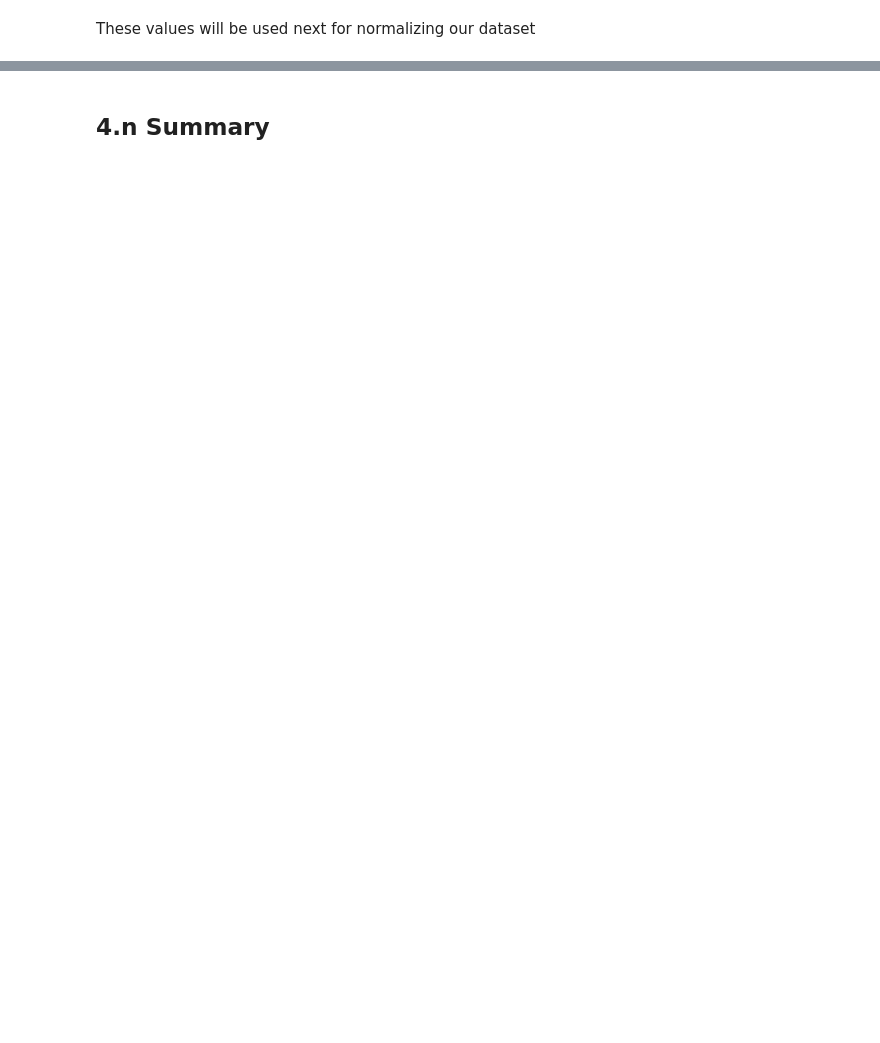
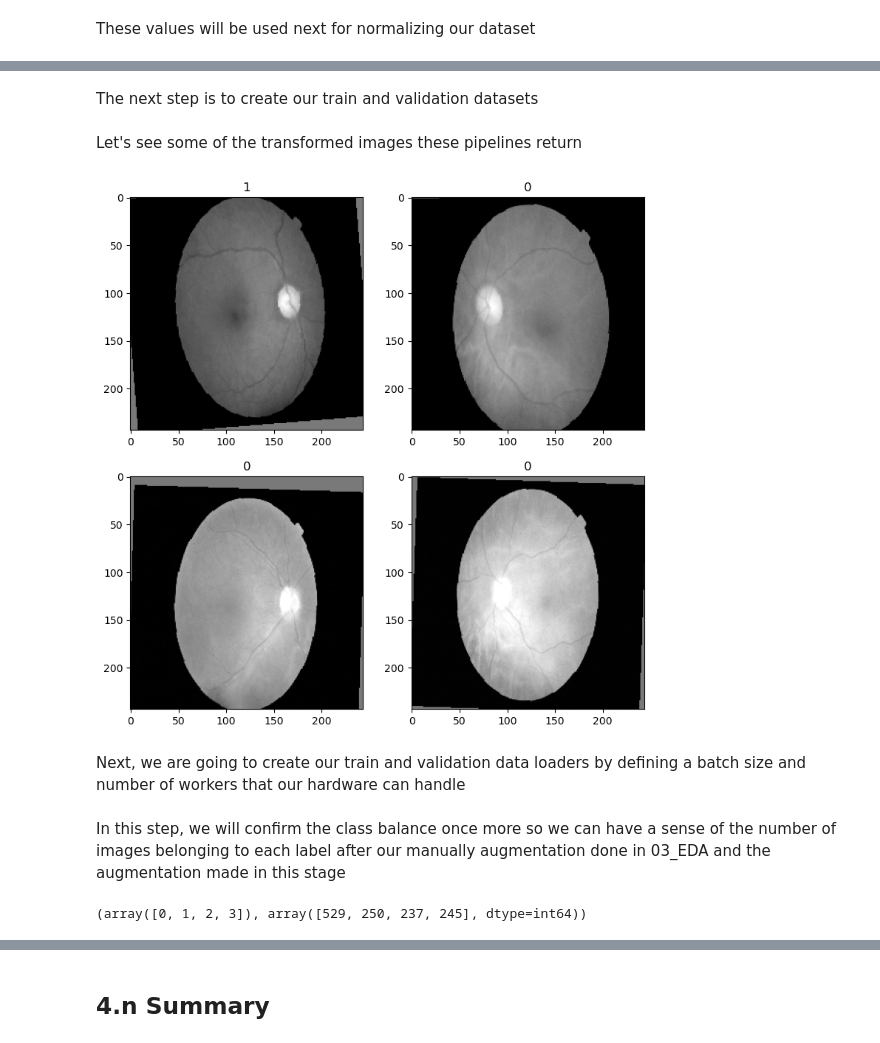
Before and after one commit to pablo-git8/retinoipathy-detection, a Jupyter notebook: notebooks/04_preprocessing_modeling.ipynb, the cells around one changed output, grey strips where cells are left out. Drawn from its saved outputs; the diff is of its cells as text; code cells hidden in the pictures; blank space fills up the shorter version.

Commit message:
Progress all the way to data loading

```diff
--- a/notebooks/04_preprocessing_modeling.ipynb
+++ b/notebooks/04_preprocessing_modeling.ipynb
@@ -254,0 +275,4 @@ These values will be used next for normalizing our dataset
+# %%
+# defining loade function
+def load_file(path):
+    return np.load(path).astype(np.float32) # load the np array and convert it to float 32
@@ -254,0 +289,41 @@ These values will be used next for normalizing our dataset
+# %%
+# list of transformations that need to be done in the data using 'transforms.Compose()' function
+train_transforms = transforms.Compose([
+                                    transforms.ToTensor(),
+                                    transforms.Normalize(mean, std),
+                                    transforms.RandomAffine(degrees=(-5, 5), translate=(0, 0.05), scale=(0.9, 1.1)),
+])
+
+# for validation data, we are only applying two of the transformations we did above
+val_transforms = transforms.Compose([
+                                    transforms.ToTensor(),
+                                    transforms.Normalize(mean, std)
+])
+# %% [markdown]
+The next step is to create our train and validation datasets
+# %%
+# creating train dataset
+train_dataset = torchvision.datasets.DatasetFolder("C:/SPRINGBOARD/retinopathy-detection/data_processed/data_model/train/",
+                                                   loader=load_file,
+                                                  extensions="npy",
+                                                  transform=train_transforms)
+# creating val dataset
+val_dataset = torchvision.datasets.DatasetFolder("C:/SPRINGBOARD/retinopathy-detection/data_processed/data_model/val/",
+                                                   loader=load_file,
+                                                  extensions="npy",
+                                                  transform=val_transforms)
+# %% [markdown]
+Let's see some of the transformed images these pipelines return
+# %%
+# visualization
+fig, axis = plt.subplots(2, 2, figsize=(9, 9))
+for i in range(2):
+    for j in range(2):
+        random_index = np.random.randint(0, 1047) # returns an index between 0 and 1047
+        eye, label = train_dataset[random_index]
+        axis[i][j].imshow(eye[0], cmap='gray')
+        axis[i][j].set_title(label)
+# %% [output]
+[figure, added]
+# %% [markdown]
+Next, we are going to create our train and validation data loaders by defining a batch size and number of workers that our hardware can handle
@@ -254,0 +337,6 @@ These values will be used next for normalizing our dataset
+# %% [markdown]
+In this step, we will confirm the class balance once more so we can have a sense of the number of images belonging to each label after our manually augmentation done in 03_EDA and the augmentation made in this stage
+# %%
+np.unique(train_dataset.targets, return_counts=True) # to get the distribution of the labels
+# %% [output]
+(array([0, 1, 2, 3]), array([529, 250, 237, 245], dtype=int64))
```
Also changed, not shown: parts of 10 cells of this notebook.
